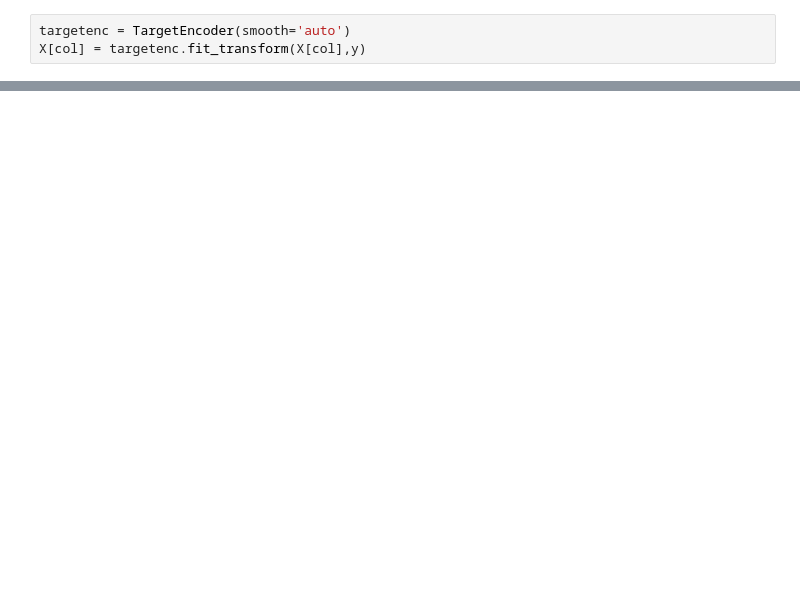
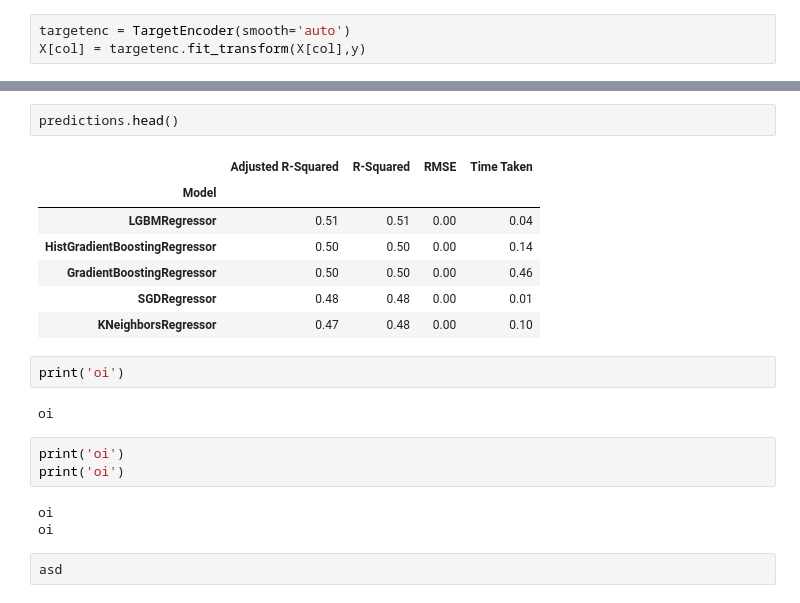
Before and after one commit to SalmanAlsayab/house-Prices-in-KSA, a Jupyter notebook: data_preprocessing.ipynb, the cells around one changed output, grey strips where cells are left out. Cells and saved outputs as stored; diff of their text form; blank space fills up the shorter version.

```diff
--- a/data_preprocessing.ipynb
+++ b/data_preprocessing.ipynb
@@ -65,0 +141,22 @@ model performance on testing data: -3.542401465828071e-05
+# %%
+predictions.head()
+# %% [output]
+|  | Adjusted R-Squared | R-Squared | RMSE | Time Taken |
+| Model |  |  |  |  |
+| LGBMRegressor | 0.51 | 0.51 | 0.00 | 0.04 |
+| HistGradientBoostingRegressor | 0.50 | 0.50 | 0.00 | 0.14 |
+| GradientBoostingRegressor | 0.50 | 0.50 | 0.00 | 0.46 |
+| SGDRegressor | 0.48 | 0.48 | 0.00 | 0.01 |
+| KNeighborsRegressor | 0.47 | 0.48 | 0.00 | 0.10 |
+# %%
+print('oi')
+# %% [output]
+oi
+# %%
+print('oi')
+print('oi')
+# %% [output]
+oi
+oi
+# %%
+asd
```
Also changed, not shown: parts of 12 cells of this notebook.
